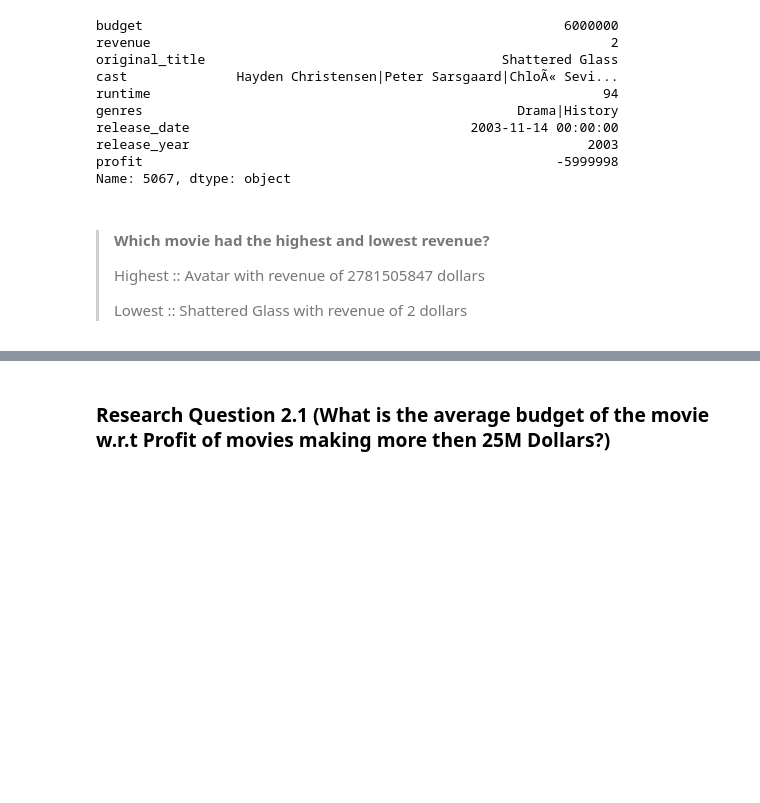
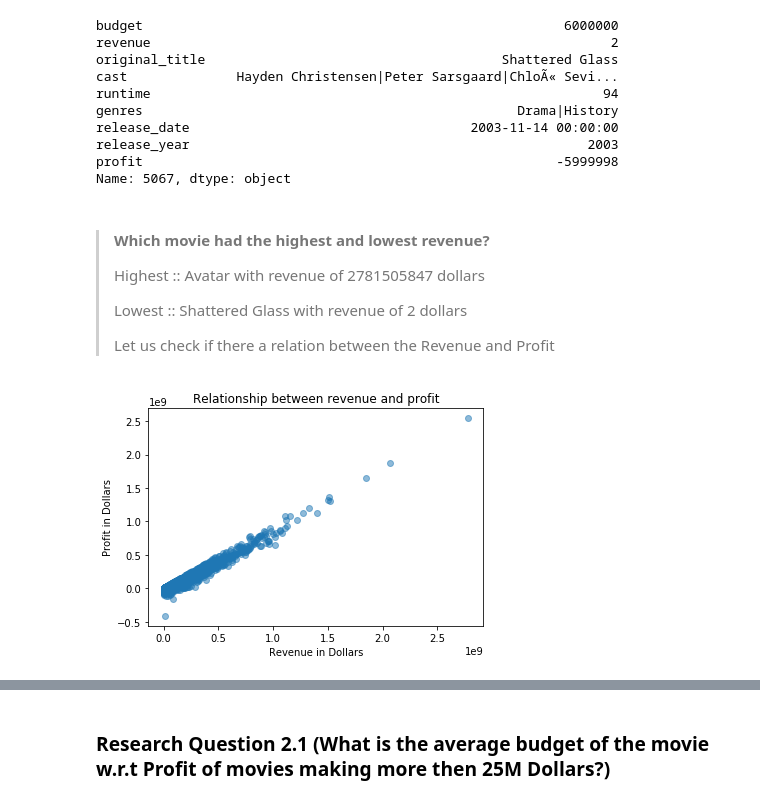
Before and after one commit to beingjainparas/Udacity-Investigate_a_dataset, a Jupyter notebook: Investigate_a_dataset-TMDb_movie_database.ipynb, the cells around one changed output, grey strips where cells are left out. Drawn from its saved outputs; the diff is of its cells as text; code cells hidden in the pictures; blank space fills up the shorter version.

```diff
--- a/Investigate_a_dataset-TMDb_movie_database.ipynb
+++ b/Investigate_a_dataset-TMDb_movie_database.ipynb
@@ -439,3 +464,16 @@ Name: 5067, dtype: object
 > Highest :: Avatar with revenue of 2781505847 dollars
 >
 > Lowest :: Shattered Glass with revenue of 2 dollars
+>
+> Let us check if there a relation between the Revenue and Profit
+# %%
+# x-axis
+plt.xlabel('Revenue in Dollars')
+# y-axis
+plt.ylabel('Profit in Dollars')
+# Title of the histogram
+plt.title('Relationship between revenue and profit')
+plt.scatter(tmdb_data['revenue'], tmdb_data['profit'], alpha=0.5)
+plt.show()
+# %% [output]
+[figure, added]
```
Also changed, not shown: parts of 13 cells of this notebook, 1 other file.
